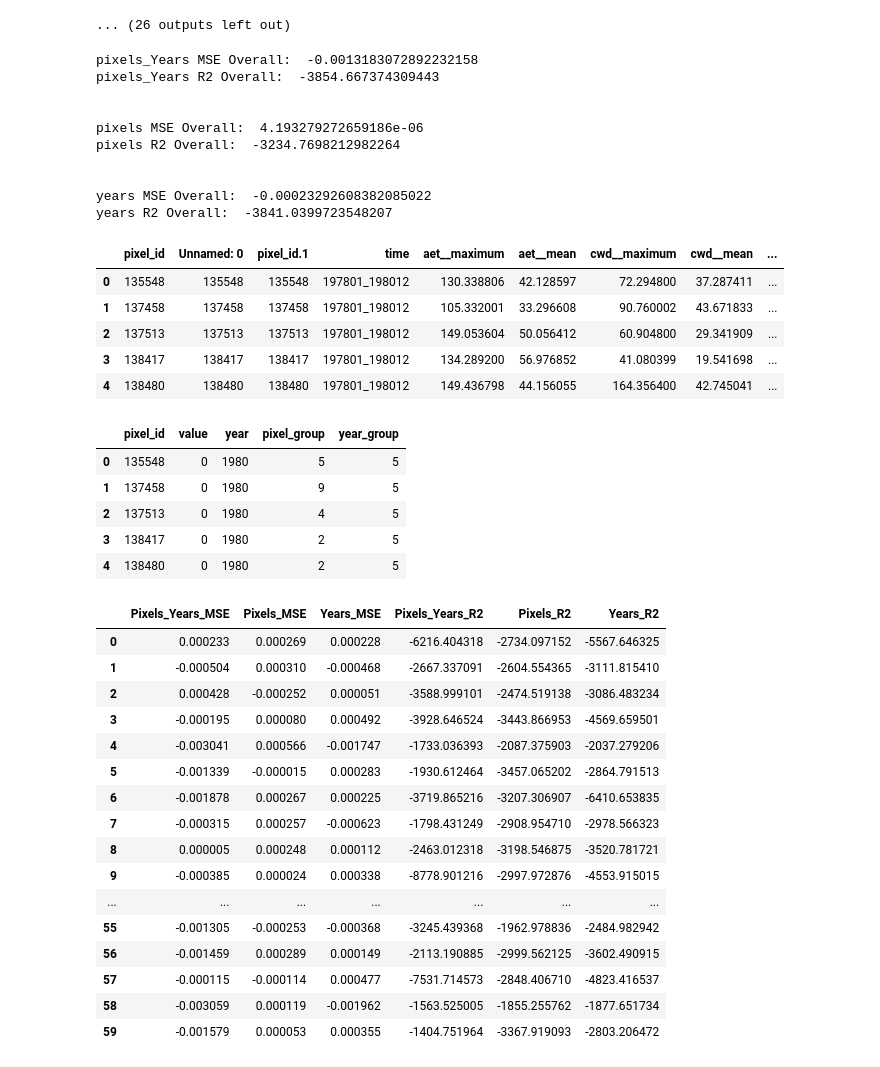
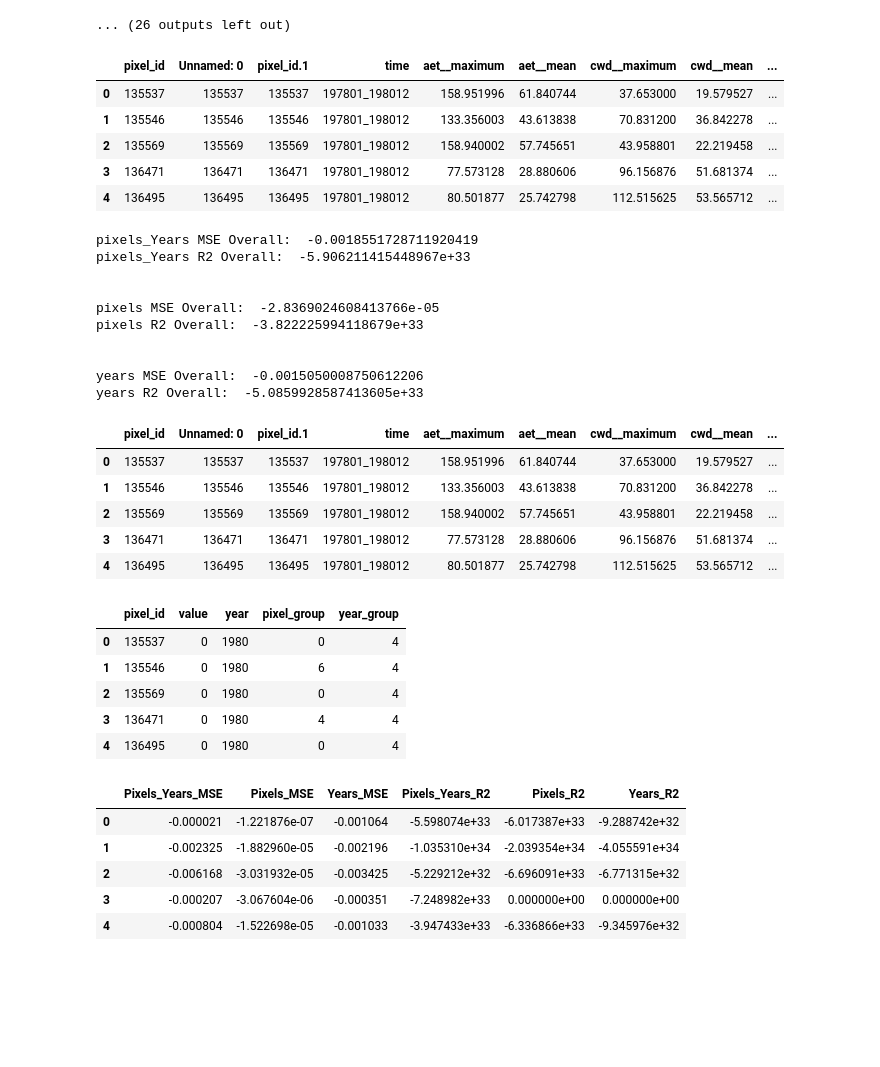
Before and after one commit to isaacWpark/wildfire_FRAP, a Jupyter notebook: Workflow/Window_Workflow_MultiYear_FullData_Modular_Dev.ipynb, the cells around one changed output. Drawn from its saved outputs; the diff is of its cells as text; code cells hidden in the pictures; blank space fills up the shorter version.

```diff
--- a/Workflow/Window_Workflow_MultiYear_FullData_Modular_Dev.ipynb
+++ b/Workflow/Window_Workflow_MultiYear_FullData_Modular_Dev.ipynb
@@ -211,8 +216,16 @@ combined_Data, target_Data = tr.multiYear_Mask(1980, 2016,
 # %%
 #temporary for testing only - read in combined & target data
 
-#combined_Data = pd.read_csv('C:/Users/Python3/Documents/wildfire_FRAP_working/wildfire_FRAP/Data/Extracted_Features/Masked/CD_1980_Masked_2016.csv')
-#target_Data = pd.read_csv('C:/Users/Python3/Documents/wildfire_FRAP_working/wildfire_FRAP/Data/Extracted_Features/Masked/TD_1980_Masked_2016.csv')
+combined_Data = pd.read_csv('C:/Users/Python3/Documents/wildfire_FRAP_working/wildfire_FRAP/Data/Extracted_Features/Masked/CD_1980_Masked_2016.csv')
+target_Data = pd.read_csv('C:/Users/Python3/Documents/wildfire_FRAP_working/wildfire_FRAP/Data/Extracted_Features/Masked/TD_1980_Masked_2016.csv')
+combined_Data.head()
+# %% [output]
+|  | pixel_id | Unnamed: 0 | pixel_id.1 | time | aet__maximum | aet__mean | cwd__maximum | cwd__mean | ... |
+| 0 | 135537 | 135537 | 135537 | 197801_198012 | 158.951996 | 61.840744 | 37.653000 | 19.579527 | ... |
+| 1 | 135546 | 135546 | 135546 | 197801_198012 | 133.356003 | 43.613838 | 70.831200 | 36.842278 | ... |
+| 2 | 135569 | 135569 | 135569 | 197801_198012 | 158.940002 | 57.745651 | 43.958801 | 22.219458 | ... |
+| 3 | 136471 | 136471 | 136471 | 197801_198012 | 77.573128 | 28.880606 | 96.156876 | 51.681374 | ... |
+| 4 | 136495 | 136495 | 136495 | 197801_198012 | 80.501877 | 25.742798 | 112.515625 | 53.565712 | ... |
 # %%
 #Conduct elastic net regularization
 
@@ -239,59 +252,52 @@ combined_Data, target_Data = tr.multiYear_Mask(1980, 2016,
 
 
 
-CrossVal_Output = model.elasticNet_2dimTest(combined_Data, target_Data, ["pixel_id", "year"], ["pixel_group", "year_group"], testGroups = [10, 6])
+CrossVal_Output = model.elasticNet_2dimTest(combined_Data, target_Data, ["pixel_id", "year"], ["pixel_group", "year_group"],
+                                            testGroups = [10, 6],
+                                            DataFields = ['aet__mean', 'cwd__maximum', 'cwd__mean', 'Campground',
+       'FireStation_Dist', 'Airfield_Dist', 'City_Bounds', 'NPS_Bounds',
+       'Lightning', 'Elev', 'Housing_Density'], outPath = 'C:/Users/Python3/Documents/wildfire_FRAP_working/wildfire_FRAP/Data/Extracted_Features/')
 # %% [output]
-pixels_Years MSE Overall:  -0.0013183072892232158
-pixels_Years R2 Overall:  -3854.667374309443
+pixels_Years MSE Overall:  -0.0018551728711920419
+pixels_Years R2 Overall:  -5.906211415448967e+33
 
 
-pixels MSE Overall:  4.193279272659186e-06
-pixels R2 Overall:  -3234.7698212982264
+pixels MSE Overall:  -2.8369024608413766e-05
+pixels R2 Overall:  -3.822225994118679e+33
 
 
-years MSE Overall:  -0.00023292608382085022
-years R2 Overall:  -3841.0399723548207
+years MSE Overall:  -0.0015050008750612206
+years R2 Overall:  -5.0859928587413605e+33
 # %%
 #Combined_Data with groups
 CrossVal_Output[0].head()
 # %% [output]
 |  | pixel_id | Unnamed: 0 | pixel_id.1 | time | aet__maximum | aet__mean | cwd__maximum | cwd__mean | ... |
-| 0 | 135548 | 135548 | 135548 | 197801_198012 | 130.338806 | 42.128597 | 72.294800 | 37.287411 | ... |
-| 1 | 137458 | 137458 | 137458 | 197801_198012 | 105.332001 | 33.296608 | 90.760002 | 43.671833 | ... |
-| 2 | 137513 | 137513 | 137513 | 197801_198012 | 149.053604 | 50.056412 | 60.904800 | 29.341909 | ... |
-| 3 | 138417 | 138417 | 138417 | 197801_198012 | 134.289200 | 56.976852 | 41.080399 | 19.541698 | ... |
-| 4 | 138480 | 138480 | 138480 | 197801_198012 | 149.436798 | 44.156055 | 164.356400 | 42.745041 | ... |
+| 0 | 135537 | 135537 | 135537 | 197801_198012 | 158.951996 | 61.840744 | 37.653000 | 19.579527 | ... |
+| 1 | 135546 | 135546 | 135546 | 197801_198012 | 133.356003 | 43.613838 | 70.831200 | 36.842278 | ... |
+| 2 | 135569 | 135569 | 135569 | 197801_198012 | 158.940002 | 57.745651 | 43.958801 | 22.219458 | ... |
+| 3 | 136471 | 136471 | 136471 | 197801_198012 | 77.573128 | 28.880606 | 96.156876 | 51.681374 | ... |
+| 4 | 136495 | 136495 | 136495 | 197801_198012 | 80.501877 | 25.742798 | 112.515625 | 53.565712 | ... |
 # %%
 #target Data with groups
 CrossVal_Output[1].head()
 # %% [output]
 |  | pixel_id | value | year | pixel_group | year_group |
-| 0 | 135548 | 0 | 1980 | 5 | 5 |
-| 1 | 137458 | 0 | 1980 | 9 | 5 |
-| 2 | 137513 | 0 | 1980 | 4 | 5 |
-| 3 | 138417 | 0 | 1980 | 2 | 5 |
-| 4 | 138480 | 0 | 1980 | 2 | 5 |
+| 0 | 135537 | 0 | 1980 | 0 | 4 |
+| 1 | 135546 | 0 | 1980 | 6 | 4 |
+| 2 | 135569 | 0 | 1980 | 0 | 4 |
+| 3 | 136471 | 0 | 1980 | 4 | 4 |
+| 4 | 136495 | 0 | 1980 | 0 | 4 |
 # %%
 # summary MSE and R2 for all runs, against spatially novel, temporally novel, and completely novel data
-CrossVal_Output[2]
+CrossVal_Output[2].head()
 # %% [output]
 |  | Pixels_Years_MSE | Pixels_MSE | Years_MSE | Pixels_Years_R2 | Pixels_R2 | Years_R2 |
-| 0 | 0.000233 | 0.000269 | 0.000228 | -6216.404318 | -2734.097152 | -5567.646325 |
-| 1 | -0.000504 | 0.000310 | -0.000468 | -2667.337091 | -2604.554365 | -3111.815410 |
-| 2 | 0.000428 | -0.000252 | 0.000051 | -3588.999101 | -2474.519138 | -3086.483234 |
-| 3 | -0.000195 | 0.000080 | 0.000492 | -3928.646524 | -3443.866953 | -4569.659501 |
-| 4 | -0.003041 | 0.000566 | -0.001747 | -1733.036393 | -2087.375903 | -2037.279206 |
-| 5 | -0.001339 | -0.000015 | 0.000283 | -1930.612464 | -3457.065202 | -2864.791513 |
-| 6 | -0.001878 | 0.000267 | 0.000225 | -3719.865216 | -3207.306907 | -6410.653835 |
-| 7 | -0.000315 | 0.000257 | -0.000623 | -1798.431249 | -2908.954710 | -2978.566323 |
-| 8 | 0.000005 | 0.000248 | 0.000112 | -2463.012318 | -3198.546875 | -3520.781721 |
-| 9 | -0.000385 | 0.000024 | 0.000338 | -8778.901216 | -2997.972876 | -4553.915015 |
-| ... | ... | ... | ... | ... | ... | ... |
-| 55 | -0.001305 | -0.000253 | -0.000368 | -3245.439368 | -1962.978836 | -2484.982942 |
-| 56 | -0.001459 | 0.000289 | 0.000149 | -2113.190885 | -2999.562125 | -3602.490915 |
-| 57 | -0.000115 | -0.000114 | 0.000477 | -7531.714573 | -2848.406710 | -4823.416537 |
-| 58 | -0.003059 | 0.000119 | -0.001962 | -1563.525005 | -1855.255762 | -1877.651734 |
-| 59 | -0.001579 | 0.000053 | 0.000355 | -1404.751964 | -3367.919093 | -2803.206472 |
+| 0 | -0.000021 | -1.221876e-07 | -0.001064 | -5.598074e+33 | -6.017387e+33 | -9.288742e+32 |
+| 1 | -0.002325 | -1.882960e-05 | -0.002196 | -1.035310e+34 | -2.039354e+34 | -4.055591e+34 |
+| 2 | -0.006168 | -3.031932e-05 | -0.003425 | -5.229212e+32 | -6.696091e+33 | -6.771315e+32 |
+| 3 | -0.000207 | -3.067604e-06 | -0.000351 | -7.248982e+33 | 0.000000e+00 | 0.000000e+00 |
+| 4 | -0.000804 | -1.522698e-05 | -0.001033 | -3.947433e+33 | -6.336866e+33 | -9.345976e+32 |
 # %%
 #List of models
 CrossVal_Output[3]
```
Also changed, not shown: parts of 11 cells of this notebook.
